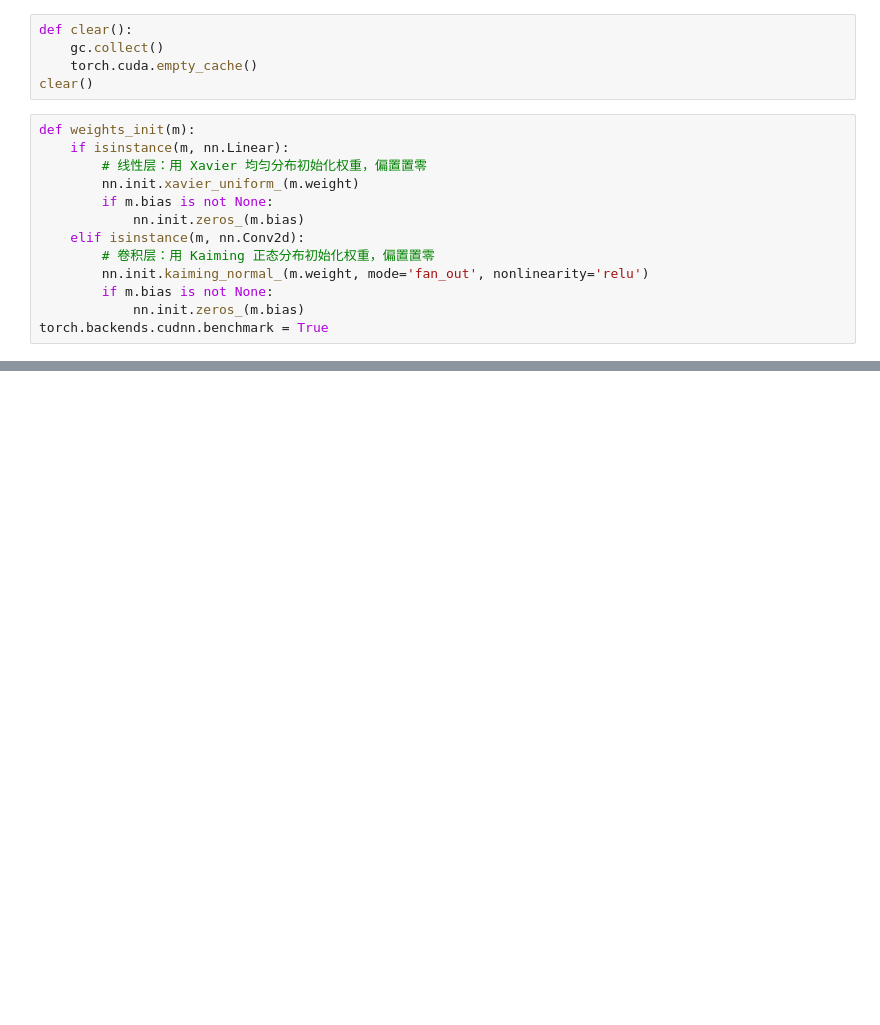
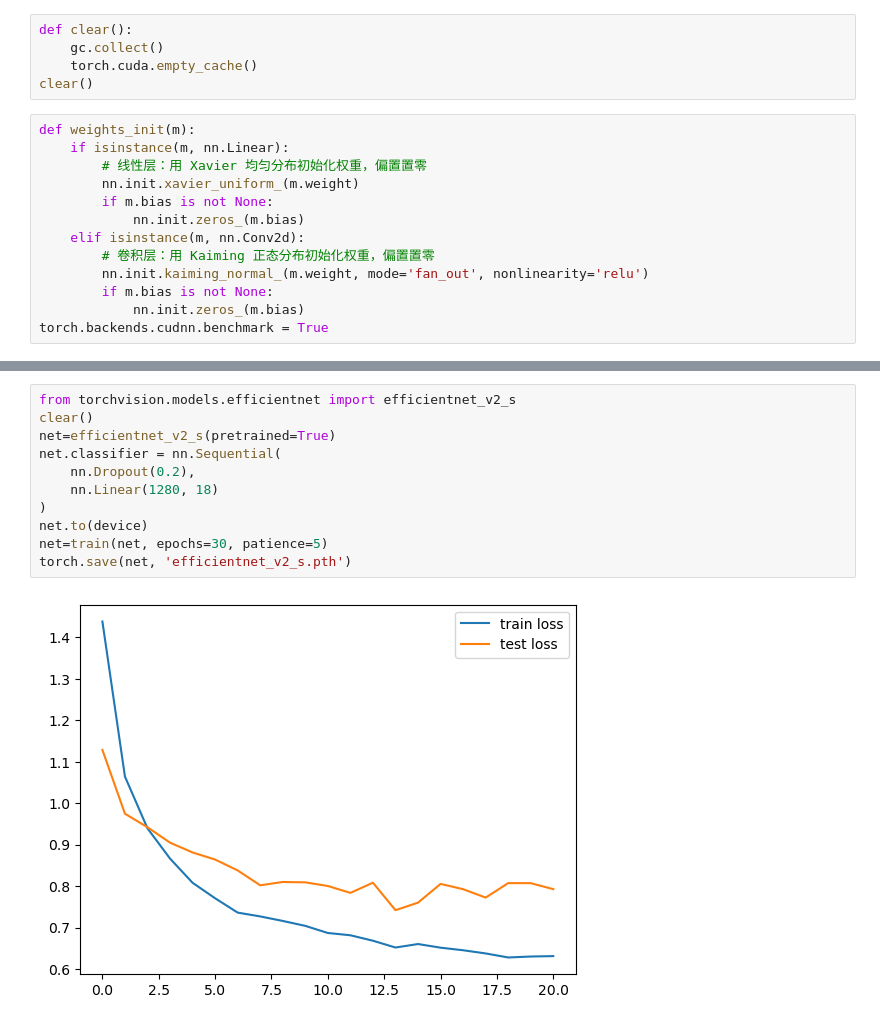
Before and after one commit to linximiao/ml, a Jupyter notebook: 1.ipynb, the cells around one changed output, grey strips where cells are left out. Saved outputs shown, nothing was run; the diff lists cells and outputs as text; blank space fills up the shorter version.

```diff
--- a/1.ipynb
+++ b/1.ipynb
@@ -559 +589,14 @@ Epoch [30/30], train loss: 0.06415, train acc: 98.851 test loss: 0.227622, test
 训练完成!
+# %%
+from torchvision.models.efficientnet import efficientnet_v2_s
+clear()
+net=efficientnet_v2_s(pretrained=True)
+net.classifier = nn.Sequential(
+    nn.Dropout(0.2),
+    nn.Linear(1280, 18)
+)
+net.to(device)
+net=train(net, epochs=30, patience=5)
+torch.save(net, 'efficientnet_v2_s.pth')
+# %% [output]
+[figure, added]
```
Also changed, not shown: parts of 21 cells of this notebook.
